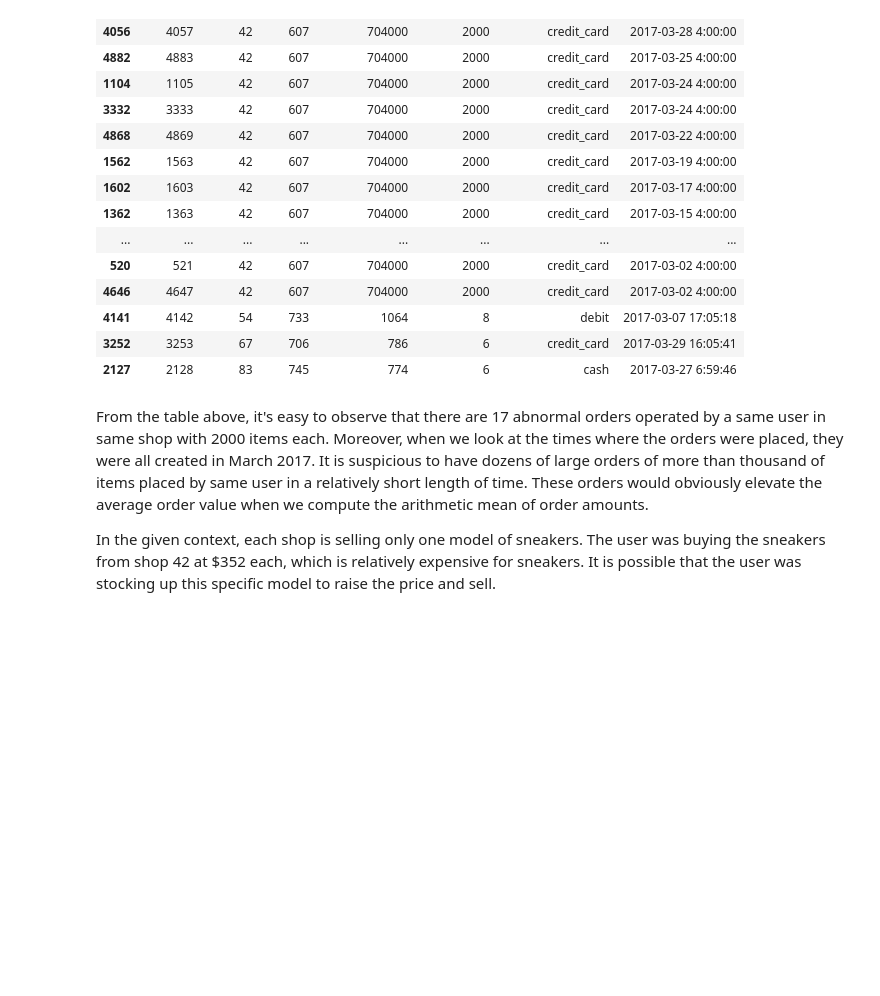
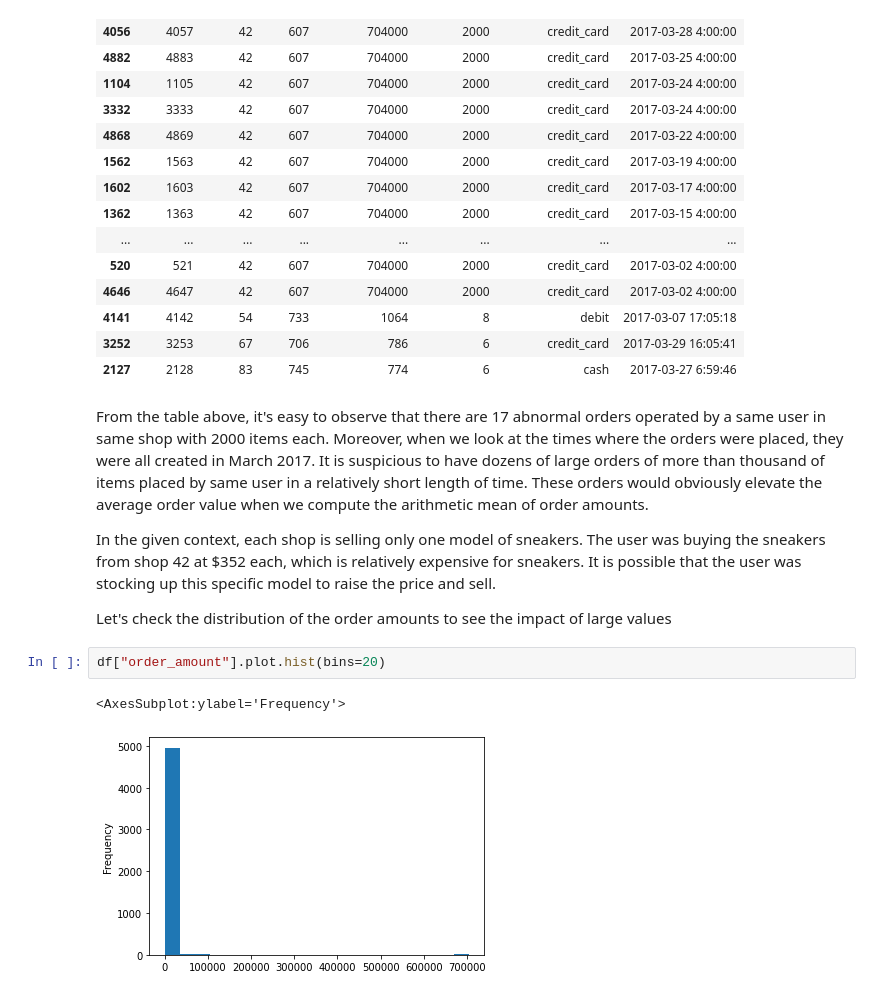
Before and after one commit to 42694647426/Data-Science-Challenge, a Jupyter notebook: challenge.ipynb, the cells around one changed output. Saved outputs shown, nothing was run; the diff lists cells and outputs as text; blank space fills up the shorter version.

```diff
--- a/challenge.ipynb
+++ b/challenge.ipynb
@@ -56,3 +56,10 @@ df.sort_values(by=['total_items', 'created_at'], ascending=False).head(20)
 From the table above, it's easy to observe that there are 17 abnormal orders operated by a same user in same shop with 2000 items each. Moreover, when we look at the times where the orders were placed, they were all created in March 2017. It is suspicious to have dozens of large orders of more than thousand of items placed by same user in a relatively short length of time. These orders would obviously elevate the average order value when we compute the arithmetic mean of order amounts.
 
 In the given context, each shop is selling only one model of sneakers. The user was buying the sneakers from shop 42 at $352 each, which is relatively expensive for sneakers. It is possible that the user was stocking up this specific model to raise the price and sell.
+
+Let's check the distribution of the order amounts to see the impact of large values
+# %%
+df["order_amount"].plot.hist(bins=20)
+# %% [output]
+<AxesSubplot:ylabel='Frequency'>
+[figure, added]
```
Also changed, not shown: parts of 11 cells of this notebook.
